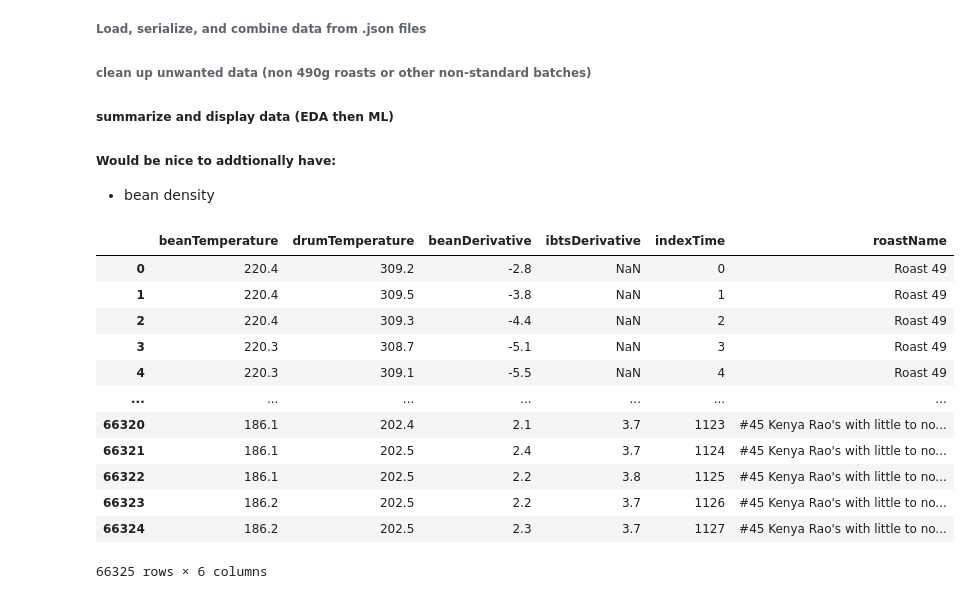
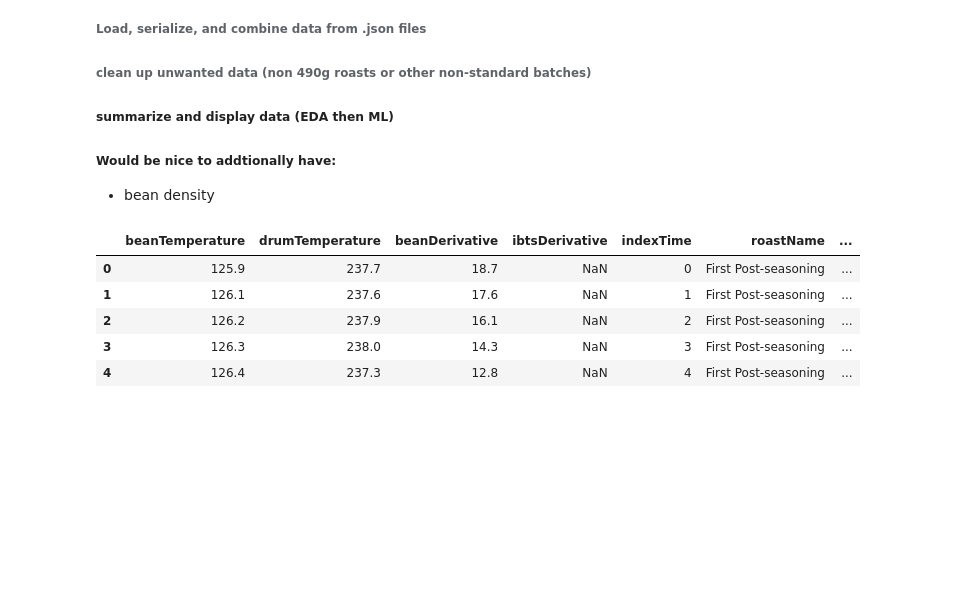
Before and after one commit to rockpyer/bullet_coffee_roasting, a Jupyter notebook: RoastingEval-MultiLoad2.ipynb, the cells around one changed output. Saved outputs shown, nothing was run; the diff lists cells and outputs as text; code cells hidden in the pictures; blank space fills up the shorter version.

```diff
--- a/RoastingEval-MultiLoad2.ipynb
+++ b/RoastingEval-MultiLoad2.ipynb
@@ -40,6 +40,13 @@ df.sort_values(by='dateTime', inplace = True)
 df = df.reset_index()
 df = df.drop(columns = ['index'])
 
+# To filter out roasts of others that you have saved
+# enter specific userID (extracted from .json roast file, not sure where else)
+#choiceUserID = '73009f59-2d2e-4215-b6ff-961946ee0b80'
+#df = df[df.userId == choiceUserID]
+# simpler filter is using isFork as identifyer of roasts saved (not your roasts)
+df = df[df.isFork != 1.0]  # use '!= 1.0' for your own roasts and '== 1.0' for other users saved roast. comment outfor all roasts
+
 #############################
 # Clean up and Enrich data  #
 #############################
@@ -48,10 +55,12 @@ dtypeList = ['weightGreen','weightRoasted','ambient', 'humidity', 'ambientTemp',
 for d in dtypeList:
     df[d] = pd.to_numeric(df[d], errors='coerce')
 
-# combine RT2 ambientTemp and roomHumidity with RT3 ambient and humidity
+# combine RT2 ambientTemp and roomHumidity with RT3 ambient and humidity (note I am using ambient F)
+ambientMeasurement = 'F'  #or C
 df['ambient'].where(df['ambient'].isna() == False, df['ambientTemp'].astype(float), inplace = True)
 df['humidity'].where(df['humidity'].isna()== False, df['roomHumidity'].astype(float), inplace = True)
 df.drop(columns=['ambientTemp', 'roomHumidity','exitTemperature'], inplace =  True)  #dropping old environmental data and exitTemp
+df.ambient.replace(to_replace = 0.0, value = np.nan, inplace = True) # some case of temp actually being 0.0 C or F will be excluded, but needed to remove outliers
 
 # convert dateTime
 from datetime import datetime
@@ -77,41 +86,29 @@ for i, row in df.iterrows():
     if df.loc[i,'weightLostPercent'] > 50:
         df.loc[i,'weightLostPercent'] == np.nan
 sampleRate = 2
-#df.info()
 # %%
 ######################################################
 # deconstruct temp curves from lists to new curve_df #
 ######################################################
 ## data for temp and derivative curve of each  is in a single cell as a list ###
 # For each roast (row) extract list of each curve data into a new DF and transpose,
 # add indexTime unique to each roast, add curve, append to buddle all roasts curves.
 curve_df = pd.DataFrame()
 for index, row in df.iterrows():
         temp_curve_df = pd.DataFrame([pd.Series(row['beanTemperature'], name = 'beanTemperature', dtype='float64'),
                                       pd.Series(row['drumTemperature'], name = 'drumTemperature', dtype='float64'),
                                       pd.Series(row['beanDerivative'], name = 'beanDerivative', dtype='float64'),
                                       pd.Series(row['ibtsDerivative'], name = 'ibtsDerivative', dtype='float64')]).T
         temp_curve_df['indexTime'] = temp_curve_df.index
         temp_curve_df['roastName'] = row['roastName']
+        temp_curve_df['softwareVersion'] = row['softwareVersion']
         curve_df = curve_df.append(temp_curve_df,ignore_index = True)
 curve_df.fillna(value=np.nan)
-
-# TBD create IBTS D and 2nd D
-#for i in df.groupby('roastName')ibtsDerivative
-#   if i ....
-
-#curve_df.head(1000)
+curve_df.head()
 # %% [output]
-|  | beanTemperature | drumTemperature | beanDerivative | ibtsDerivative | indexTime | roastName |
-| 0 | 220.4 | 309.2 | -2.8 | NaN | 0 | Roast 49 |
-| 1 | 220.4 | 309.5 | -3.8 | NaN | 1 | Roast 49 |
-| 2 | 220.4 | 309.3 | -4.4 | NaN | 2 | Roast 49 |
-| 3 | 220.3 | 308.7 | -5.1 | NaN | 3 | Roast 49 |
-| 4 | 220.3 | 309.1 | -5.5 | NaN | 4 | Roast 49 |
-| ... | ... | ... | ... | ... | ... | ... |
-| 66320 | 186.1 | 202.4 | 2.1 | 3.7 | 1123 | #45 Kenya Rao's with little to no... |
-| 66321 | 186.1 | 202.5 | 2.4 | 3.7 | 1124 | #45 Kenya Rao's with little to no... |
-| 66322 | 186.1 | 202.5 | 2.2 | 3.8 | 1125 | #45 Kenya Rao's with little to no... |
-| 66323 | 186.2 | 202.5 | 2.2 | 3.7 | 1126 | #45 Kenya Rao's with little to no... |
-| 66324 | 186.2 | 202.5 | 2.3 | 3.7 | 1127 | #45 Kenya Rao's with little to no... |
+|  | beanTemperature | drumTemperature | beanDerivative | ibtsDerivative | indexTime | roastName | ... |
+| 0 | 125.9 | 237.7 | 18.7 | NaN | 0 | First Post-seasoning | ... |
+| 1 | 126.1 | 237.6 | 17.6 | NaN | 1 | First Post-seasoning | ... |
+| 2 | 126.2 | 237.9 | 16.1 | NaN | 2 | First Post-seasoning | ... |
+| 3 | 126.3 | 238.0 | 14.3 | NaN | 3 | First Post-seasoning | ... |
+| 4 | 126.4 | 237.3 | 12.8 | NaN | 4 | First Post-seasoning | ... |
-66325 rows × 6 columns
```
Also changed, not shown: parts of 7 cells of this notebook.
